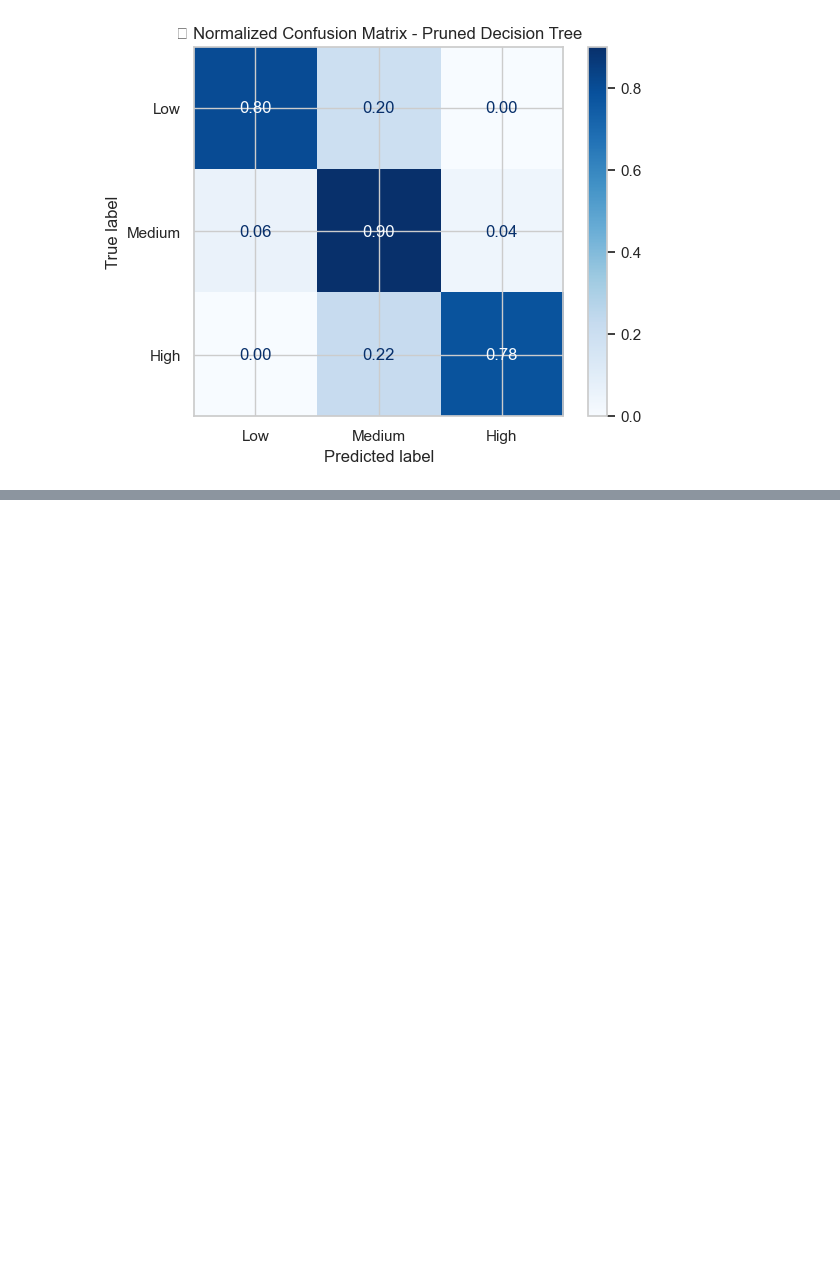
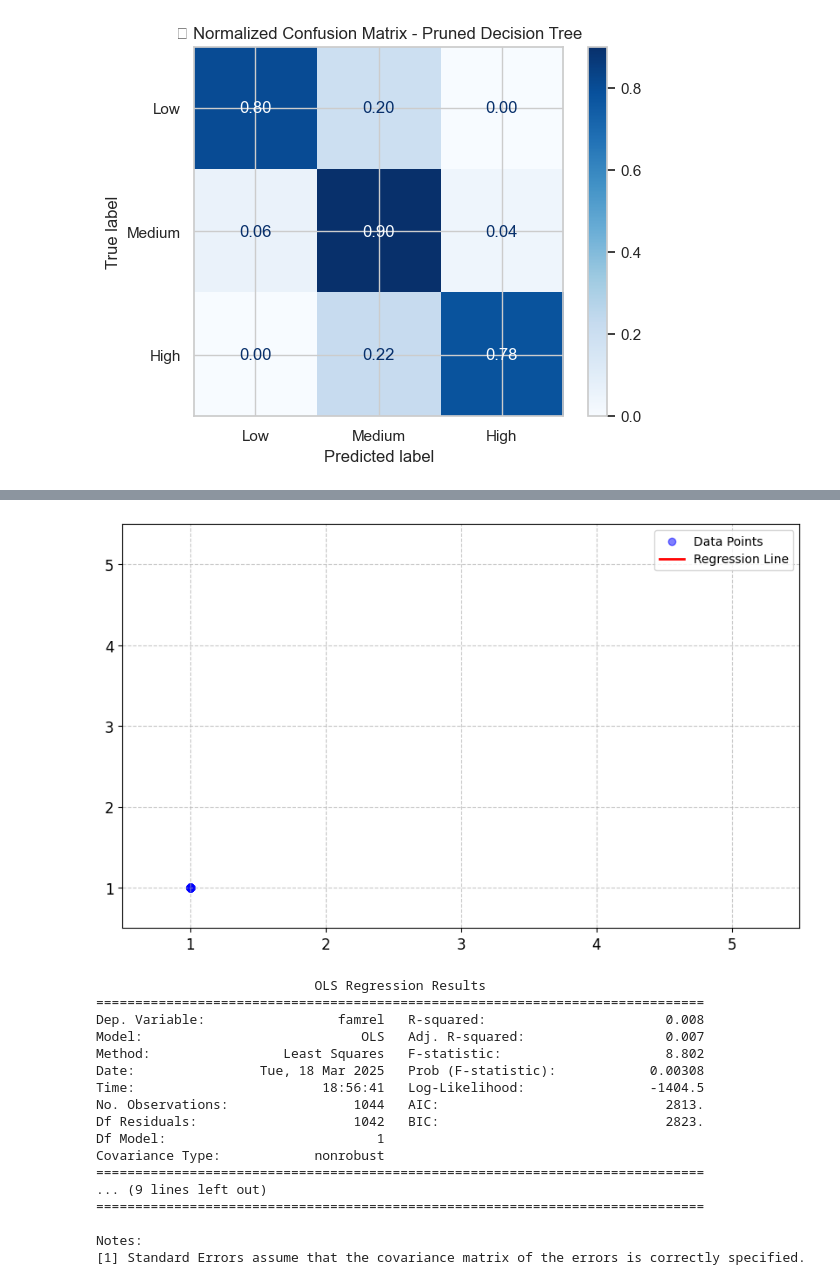
Before and after one commit to ethanshipman/Group-5-Project-4, a Jupyter notebook: Jupyter_Notebooks/NT_Notebook.ipynb, the cells around one changed output, grey strips where cells are left out. Saved outputs shown, nothing was run; the diff lists cells and outputs as text; code cells hidden in the pictures; blank space fills up the shorter version.

```diff
--- a/Jupyter_Notebooks/NT_Notebook.ipynb
+++ b/Jupyter_Notebooks/NT_Notebook.ipynb
@@ -418,0 +444,73 @@ Passing `palette` without assigning `hue` is deprecated and will be removed in v
+# %%
+import matplotlib.pyplot as plt
+import statsmodels.api as sm
+import numpy as np
+
+# Ensure health and famrel are numerical
+clean_df["health"] = pd.to_numeric(clean_df["health"], errors="coerce").astype(int)
+clean_df["famrel"] = pd.to_numeric(clean_df["famrel"], errors="coerce").astype(int)
+
+# Drop any NaN values
+clean_df = clean_df.dropna(subset=["health", "famrel"])
+
+import matplotlib.pyplot as plt
+import statsmodels.api as sm
+import numpy as np
+
+# Ensure health and famrel are numerical
+clean_df["health"] = pd.to_numeric(clean_df["health"], errors="coerce").astype(int)
+clean_df["famrel"] = pd.to_numeric(clean_df["famrel"], errors="coerce").astype(int)
+
+# Drop any NaN values
+clean_df = clean_df.dropna(subset=["health", "famrel"])
+
+# Define independent (X) and dependent (Y) variables
+X = sm.add_constant(clean_df["health"])  # Adds an intercept term
+Y = clean_df["famrel"]
+
+# Perform linear regression analysis
+model = sm.OLS(Y, X).fit()
+
+# Generate predicted values for the regression line
+x_range = np.linspace(1, 5, 100)  # Explicitly setting the range to match health scale
+y_pred = model.predict(sm.add_constant(x_range))
+
+# Create the scatter plot with regression line
+plt.figure(figsize=(10, 6))
+plt.scatter(clean_df["health"], clean_df["famrel"], alpha=0.5, color="blue", label="Data Points")
+plt.plot(x_range, y_pred, color="red", linewidth=2, label="Regression Line")
+
+# Formatting
+plt.xlim(0.5, 5.5)  # Ensures x-axis covers the full health range
+plt.ylim(0.5, 5.5)  # Ensures y-axis covers the full famrel range
+plt.xticks([1, 2, 3, 4, 5], fontsize=12)
+plt.yticks([1, 2, 3, 4, 5], fontsize=12)
+
+# Add legend and grid
+plt.legend()
+plt.grid(True, linestyle="--", alpha=0.7)
+
+# Show plot
+plt.show()
+
+# Print regression summary
+print(model.summary())
+# %% [output]
+[figure, added]
+                            OLS Regression Results
+==============================================================================
+Dep. Variable:                 famrel   R-squared:                       0.008
+Model:                            OLS   Adj. R-squared:                  0.007
+Method:                 Least Squares   F-statistic:                     8.802
+Date:                Tue, 18 Mar 2025   Prob (F-statistic):            0.00308
+Time:                        18:56:41   Log-Likelihood:                -1404.5
+No. Observations:                1044   AIC:                             2813.
+Df Residuals:                    1042   BIC:                             2823.
+Df Model:                           1
+Covariance Type:            nonrobust
+==============================================================================
+... (9 lines left out)
+==============================================================================
+
+Notes:
+[1] Standard Errors assume that the covariance matrix of the errors is correctly specified.
```
Also changed, not shown: parts of 4 cells of this notebook, 2 other files.
